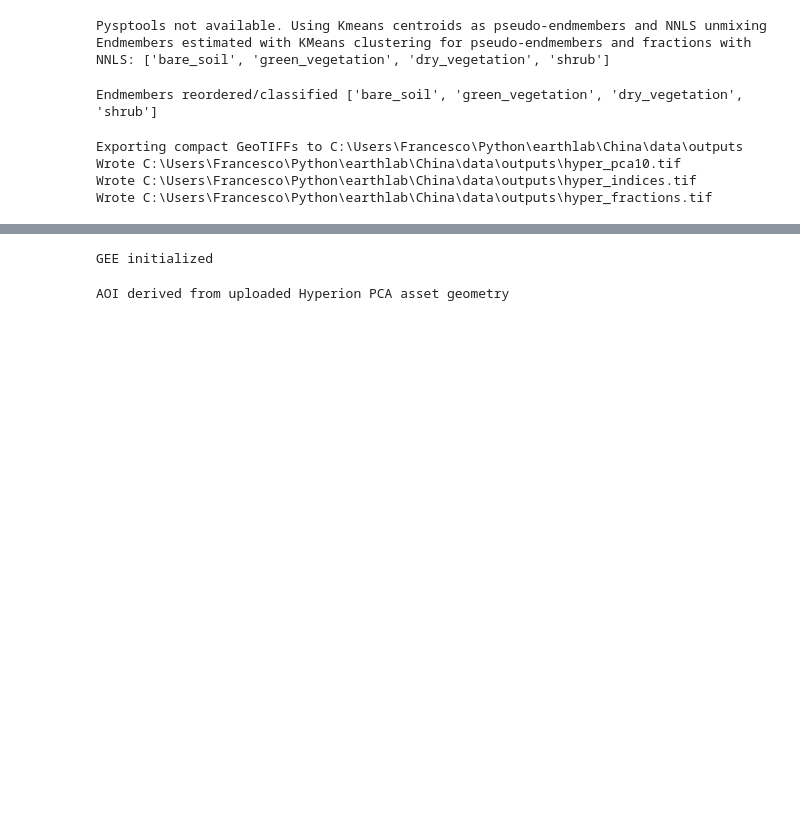
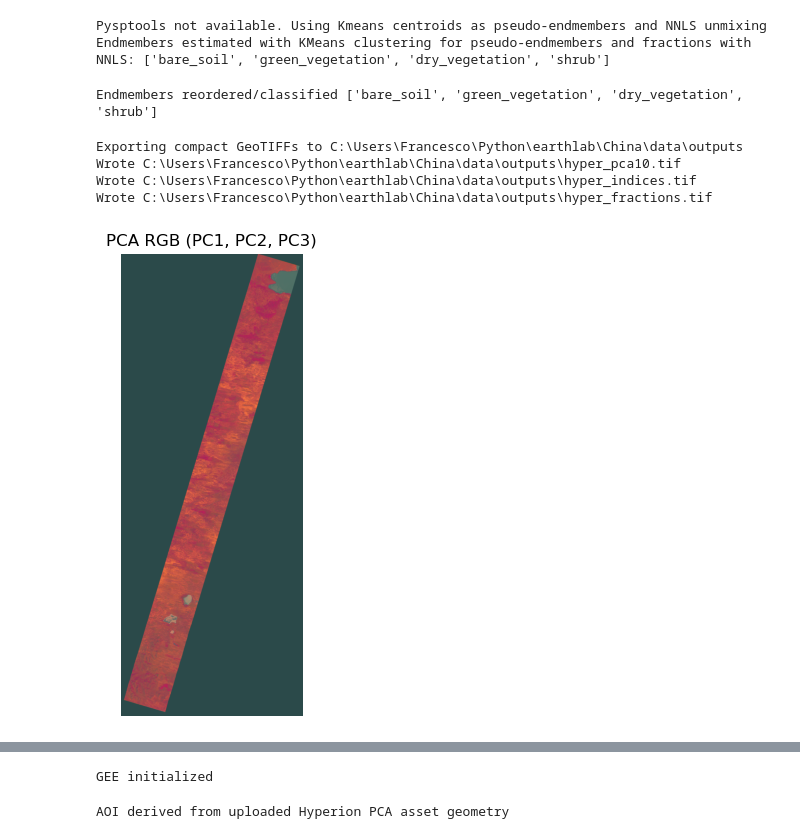
Before and after one commit to francescofustinoni/earthlab, a Jupyter notebook: China/DesertificationandCarbonProxy_EO1Hyp_Sentinel12_DEM.ipynb, the cells around one changed output, grey strips where cells are left out. Saved outputs shown, nothing was run; the diff lists cells and outputs as text; code cells hidden in the pictures; blank space fills up the shorter version.

Commit message:
Add visualization checking map and biome-aspecific NASA/ORNL AGB for training

```diff
--- a/China/DesertificationandCarbonProxy_EO1Hyp_Sentinel12_DEM.ipynb
+++ b/China/DesertificationandCarbonProxy_EO1Hyp_Sentinel12_DEM.ipynb
@@ -502,3 +503,20 @@ Exporting compact GeoTIFFs to C:\Users\Francesco\Python\earthlab\China\data\outp
 Wrote C:\Users\Francesco\Python\earthlab\China\data\outputs\hyper_pca10.tif
 Wrote C:\Users\Francesco\Python\earthlab\China\data\outputs\hyper_indices.tif
 Wrote C:\Users\Francesco\Python\earthlab\China\data\outputs\hyper_fractions.tif
+# %%
+# RGB inspection of the firts three PCA components
+with rasterio.open(pca_out) as src:
+    rgb = np.stack([src.read(1),
+                    src.read(2),
+                    src.read(3)], axis=-1)
+
+# Simple normalization for display
+rgb = (rgb - np.nanmin(rgb)) / (np.nanmax(rgb) - np.nanmin(rgb))
+
+plt.figure(figsize=(6, 6))
+plt.imshow(rgb)
+plt.title('PCA RGB (PC1, PC2, PC3)')
+plt.axis('off')
+plt.show()
+# %% [output]
+[figure, added]
```
Also changed, not shown: parts of 7 cells of this notebook.
